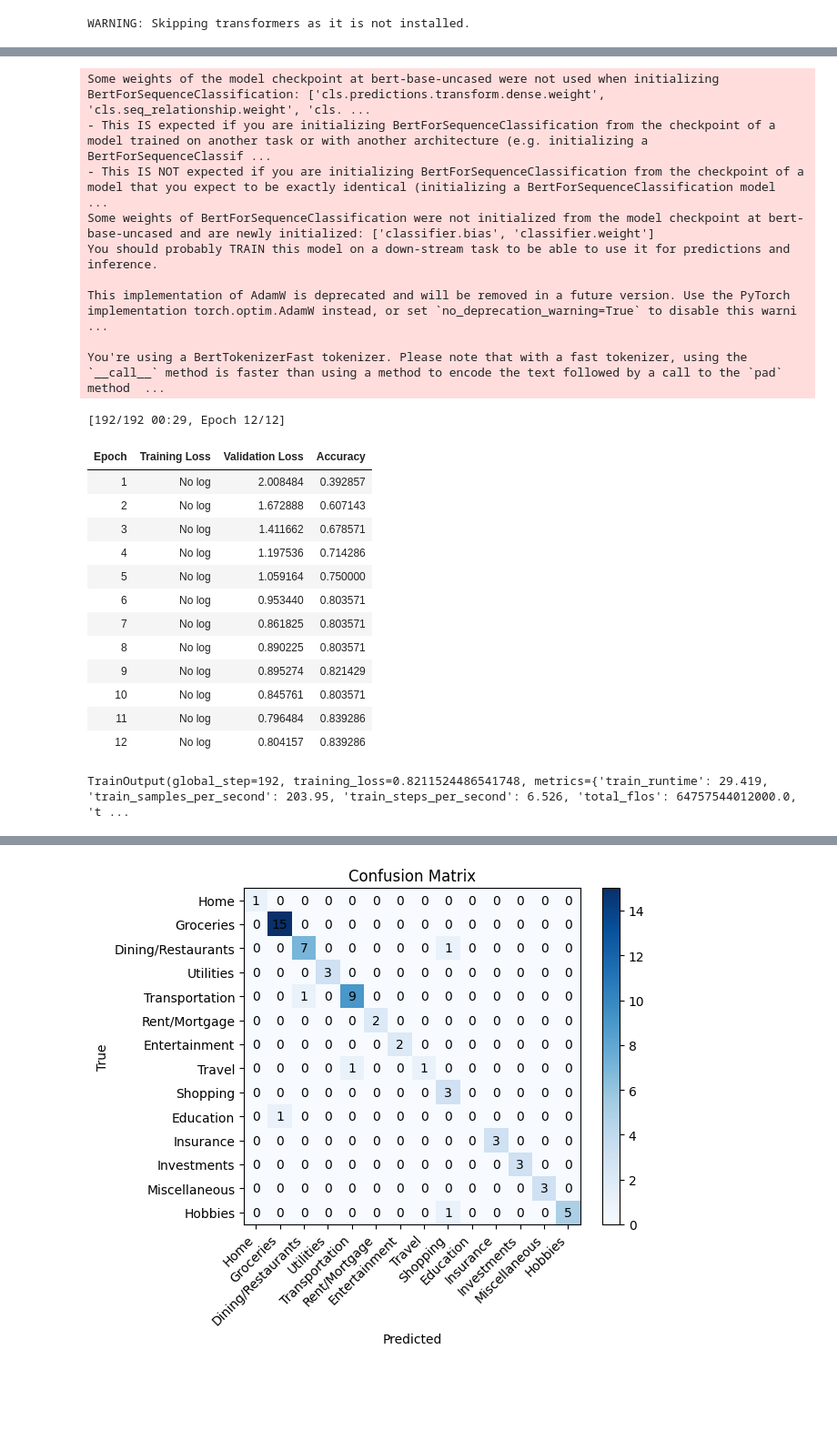
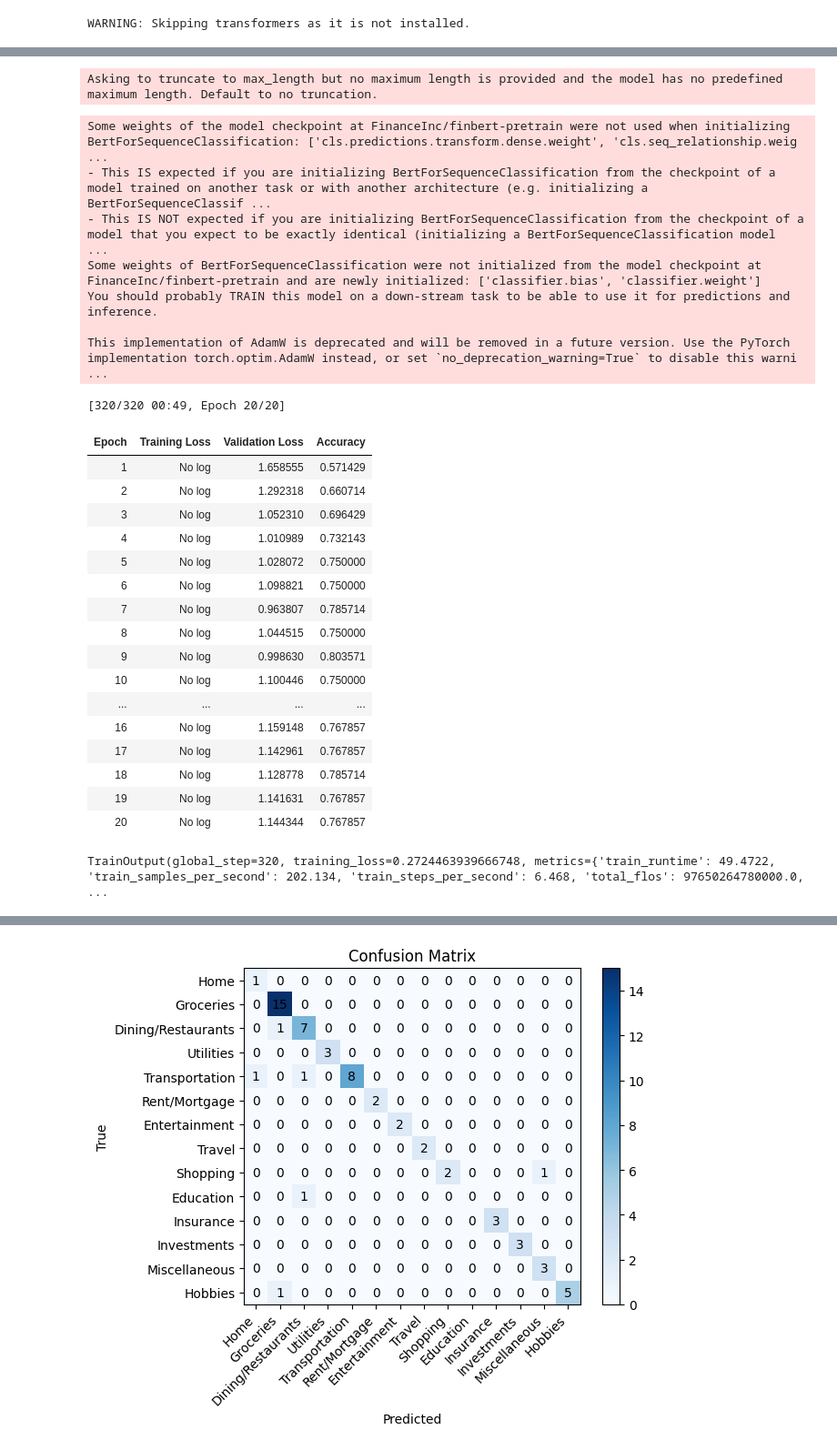
Before and after one commit to leukschrauber/LearningPortfolio, a Jupyter notebook: learn_portfolio_5_2.ipynb, the cells around one changed output, grey strips where cells are left out. Shown at 91% size. Cells and saved outputs as stored; diff of their text form; code cells hidden in the pictures; blank space fills up the shorter version.

```diff
--- a/learn_portfolio_5_2.ipynb
+++ b/learn_portfolio_5_2.ipynb
@@ -229,0 +219,27 @@ label2id = {value: key for key, value in id2label.items()}
+# %%
+from transformers import BertForSequenceClassification
+import evaluate
+
+accuracy = evaluate.load("accuracy")
+def compute_metrics(eval_pred):
+    predictions, labels = eval_pred
+    predictions = np.argmax(predictions, axis=1)
+    return accuracy.compute(predictions=predictions, references=labels)
+
+training_args = TrainingArguments("/content/drive/My Drive/SE_Digital_Organizations/checkpoints/", evaluation_strategy="epoch",
+                                  per_device_train_batch_size=32, per_device_eval_batch_size=32,
+                                  num_train_epochs = 20, learning_rate = 6e-05)
+model = BertForSequenceClassification.from_pretrained(checkpoint, num_labels=15, id2label=id2label, label2id=label2id)
+data_collator = DataCollatorWithPadding(tokenizer=tokenizer)
+
+trainer = Trainer(
+    model,
+    training_args,
+    train_dataset=tokenized_datasets["train"],
+    eval_dataset=tokenized_datasets["validation"],
+    data_collator=data_collator,
+    tokenizer=tokenizer,
+    compute_metrics=compute_metrics
+)
+
+trainer.train()
@@ -230,4 +273,8 @@ label2id = {value: key for key, value in id2label.items()}
 # %%
+# model and tokenizer definition
+checkpoint = "FinanceInc/finbert-pretrain"
+tokenizer = AutoTokenizer.from_pretrained(checkpoint)
+
 # tokenize text and convert labels into label id
 def tokenize_function(x):
     tokens = tokenizer(x['text'], truncation=True, padding=True)
@@ -235,55 +282,56 @@ def tokenize_function(x):
     return tokens
 
 tokenized_datasets = dataset_dict.map(tokenize_function, batched=True)
+# %% [output]
+Asking to truncate to max_length but no maximum length is provided and the model has no predefined maximum length. Default to no truncation.
 # %%
-from transformers import BertForSequenceClassification
-import evaluate
-
 accuracy = evaluate.load("accuracy")
 def compute_metrics(eval_pred):
     predictions, labels = eval_pred
     predictions = np.argmax(predictions, axis=1)
     return accuracy.compute(predictions=predictions, references=labels)
 
 training_args = TrainingArguments("/content/drive/My Drive/SE_Digital_Organizations/checkpoints/", evaluation_strategy="epoch",
                                   per_device_train_batch_size=32, per_device_eval_batch_size=32,
-                                  num_train_epochs = 12, learning_rate = 5e-05)
-model = BertForSequenceClassification.from_pretrained(checkpoint, num_labels=15, id2label=id2label, label2id=label2id)
+                                  num_train_epochs = 20, learning_rate = 6e-05)
+model = AutoModelForSequenceClassification.from_pretrained(checkpoint, num_labels=15, id2label=id2label, label2id=label2id)
 data_collator = DataCollatorWithPadding(tokenizer=tokenizer)
 
 trainer = Trainer(
     model,
     training_args,
     train_dataset=tokenized_datasets["train"],
     eval_dataset=tokenized_datasets["validation"],
     data_collator=data_collator,
     tokenizer=tokenizer,
     compute_metrics=compute_metrics
 )
 
 trainer.train()
 # %% [output]
-Some weights of the model checkpoint at bert-base-uncased were not used when initializing BertForSequenceClassification: ['cls.predictions.transform.dense.weight', 'cls.seq_relationship.weight', 'cls. ...
+Some weights of the model checkpoint at FinanceInc/finbert-pretrain were not used when initializing BertForSequenceClassification: ['cls.predictions.transform.dense.weight', 'cls.seq_relationship.weig ...
 - This IS expected if you are initializing BertForSequenceClassification from the checkpoint of a model trained on another task or with another architecture (e.g. initializing a BertForSequenceClassif ...
 - This IS NOT expected if you are initializing BertForSequenceClassification from the checkpoint of a model that you expect to be exactly identical (initializing a BertForSequenceClassification model  ...
-Some weights of BertForSequenceClassification were not initialized from the model checkpoint at bert-base-uncased and are newly initialized: ['classifier.bias', 'classifier.weight']
+Some weights of BertForSequenceClassification were not initialized from the model checkpoint at FinanceInc/finbert-pretrain and are newly initialized: ['classifier.bias', 'classifier.weight']
 You should probably TRAIN this model on a down-stream task to be able to use it for predictions and inference.
 
 This implementation of AdamW is deprecated and will be removed in a future version. Use the PyTorch implementation torch.optim.AdamW instead, or set `no_deprecation_warning=True` to disable this warni ...
-
-You're using a BertTokenizerFast tokenizer. Please note that with a fast tokenizer, using the `__call__` method is faster than using a method to encode the text followed by a call to the `pad` method  ...
-[192/192 00:29, Epoch 12/12]
+[320/320 00:49, Epoch 20/20]
 | Epoch | Training Loss | Validation Loss | Accuracy |
-| 1 | No log | 2.008484 | 0.392857 |
-| 2 | No log | 1.672888 | 0.607143 |
-| 3 | No log | 1.411662 | 0.678571 |
-| 4 | No log | 1.197536 | 0.714286 |
-| 5 | No log | 1.059164 | 0.750000 |
-| 6 | No log | 0.953440 | 0.803571 |
-| 7 | No log | 0.861825 | 0.803571 |
-| 8 | No log | 0.890225 | 0.803571 |
-| 9 | No log | 0.895274 | 0.821429 |
-| 10 | No log | 0.845761 | 0.803571 |
-| 11 | No log | 0.796484 | 0.839286 |
-| 12 | No log | 0.804157 | 0.839286 |
+| 1 | No log | 1.658555 | 0.571429 |
+| 2 | No log | 1.292318 | 0.660714 |
+| 3 | No log | 1.052310 | 0.696429 |
+| 4 | No log | 1.010989 | 0.732143 |
+| 5 | No log | 1.028072 | 0.750000 |
+| 6 | No log | 1.098821 | 0.750000 |
+| 7 | No log | 0.963807 | 0.785714 |
+| 8 | No log | 1.044515 | 0.750000 |
+| 9 | No log | 0.998630 | 0.803571 |
+| 10 | No log | 1.100446 | 0.750000 |
+| ... | ... | ... | ... |
+| 16 | No log | 1.159148 | 0.767857 |
+| 17 | No log | 1.142961 | 0.767857 |
+| 18 | No log | 1.128778 | 0.785714 |
+| 19 | No log | 1.141631 | 0.767857 |
+| 20 | No log | 1.144344 | 0.767857 |
-TrainOutput(global_step=192, training_loss=0.8211524486541748, metrics={'train_runtime': 29.419, 'train_samples_per_second': 203.95, 'train_steps_per_second': 6.526, 'total_flos': 64757544012000.0, 't ...
+TrainOutput(global_step=320, training_loss=0.2724463939666748, metrics={'train_runtime': 49.4722, 'train_samples_per_second': 202.134, 'train_steps_per_second': 6.468, 'total_flos': 97650264780000.0,  ...
```
Also changed, not shown: parts of 30 cells of this notebook.
